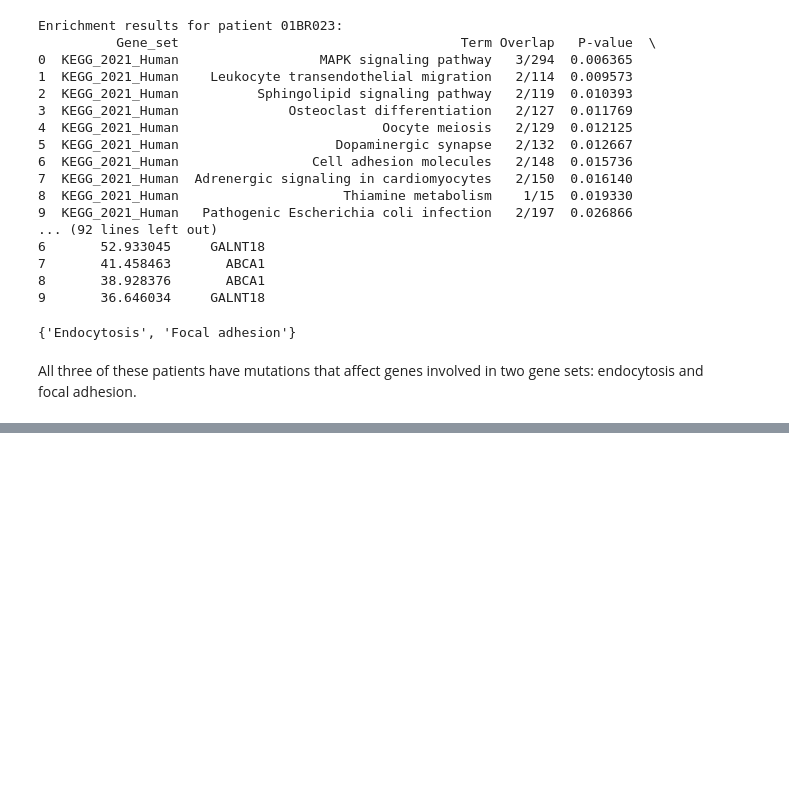
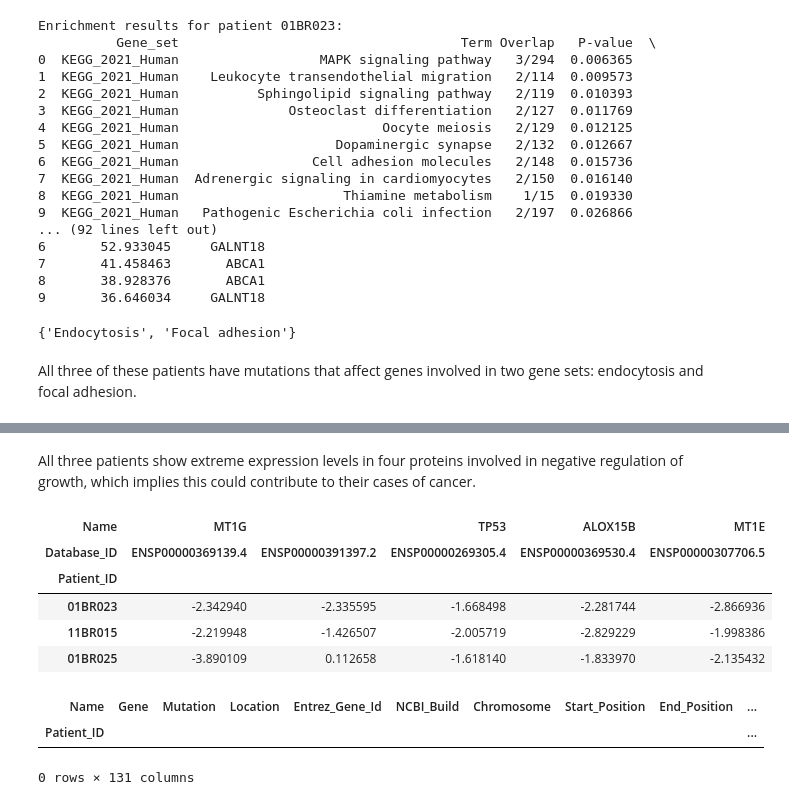
Before and after one commit to abbymuir47/bio362_finalproject, a Jupyter notebook: dendro_group_analysis.ipynb, the cells around one changed output, grey strips where cells are left out. Cells and saved outputs as stored; diff of their text form; code cells hidden in the pictures; blank space fills up the shorter version.

```diff
--- a/dendro_group_analysis.ipynb
+++ b/dendro_group_analysis.ipynb
@@ -153,0 +200,22 @@ All three of these patients have mutations that affect genes involved in two gen
+# %% [markdown]
+All three patients show extreme expression levels in four proteins involved in negative regulation of growth, which implies this could contribute to their cases of cancer.
+# %%
+# Check expression levels of specific proteins related to negative growth regulation found previously
+
+negative_growth_proteins = ["MT1G", "TP53", "ALOX15B", "MT1E"]
+proteins_of_interest[negative_growth_proteins]
+# %% [output]
+| Name | MT1G |  | TP53 | ALOX15B | MT1E |
+| Database_ID | ENSP00000369139.4 | ENSP00000391397.2 | ENSP00000269305.4 | ENSP00000369530.4 | ENSP00000307706.5 |
+| Patient_ID |  |  |  |  |  |
+| 01BR023 | -2.342940 | -2.335595 | -1.668498 | -2.281744 | -2.866936 |
+| 11BR015 | -2.219948 | -1.426507 | -2.005719 | -2.829229 | -1.998386 |
+| 01BR025 | -3.890109 | 0.112658 | -1.618140 | -1.833970 | -2.135432 |
+# %%
+# Confirming none of these proteins have been mutated
+
+mutations_of_interest[mutations_of_interest["Gene"].isin(negative_growth_proteins)]
+# %% [output]
+| Name | Gene | Mutation | Location | Entrez_Gene_Id | NCBI_Build | Chromosome | Start_Position | End_Position | ... |
+| Patient_ID |  |  |  |  |  |  |  |  | ... |
+0 rows × 131 columns
```
Also changed, not shown: parts of 10 cells of this notebook, 1 other file.
